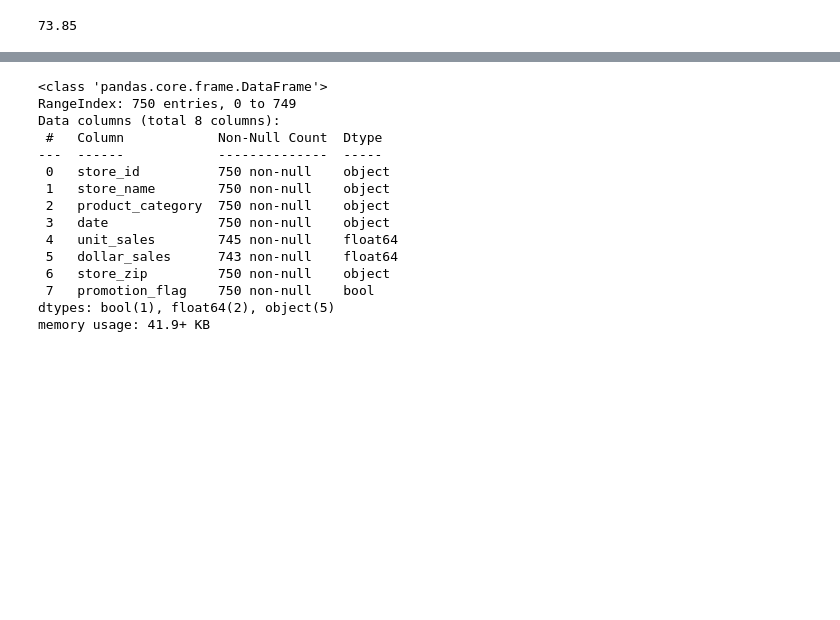
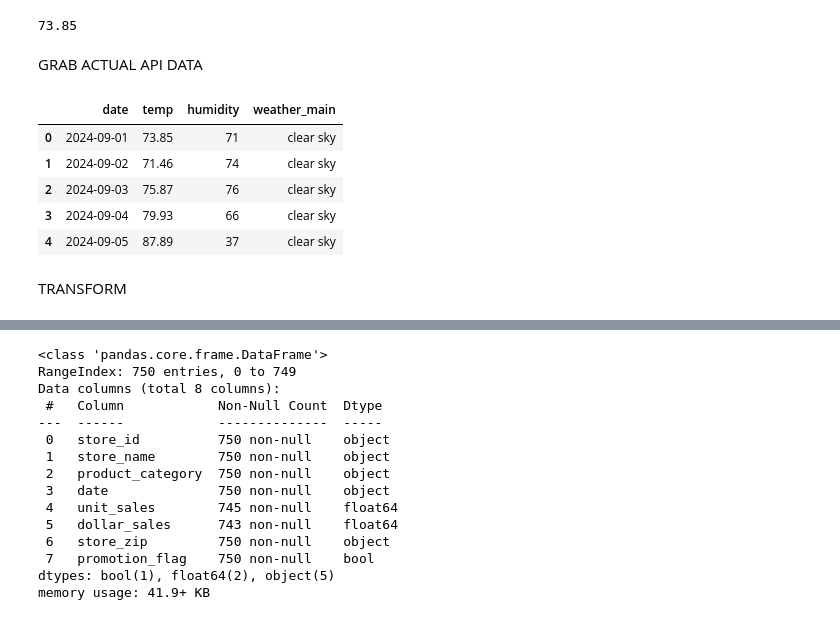
Before and after one commit to brianwong778/LARetailSales_ETL, a Jupyter notebook: ETLwithPython.ipynb, the cells around one changed output, grey strips where cells are left out. Drawn from its saved outputs; the diff is of its cells as text; code cells hidden in the pictures; blank space fills up the shorter version.

```diff
--- a/ETLwithPython.ipynb
+++ b/ETLwithPython.ipynb
@@ -177,6 +206,8 @@ data["data"] # now you're working in the data field
 data["data"][0]['temp']# the [0] gets rid of the brackets. Then you can call the temp
 # %% [output]
 73.85
+# %% [markdown]
+GRAB ACTUAL API DATA
 # %%
 weather_data = []
 dates = sales_df["date"].sort_values().dropna().unique()
@@ -209,3 +240,14 @@ for date in dates:
 
 
 weather_df = pd.DataFrame(weather_data)
+# %%
+weather_df.head()
+# %% [output]
+|  | date | temp | humidity | weather_main |
+| 0 | 2024-09-01 | 73.85 | 71 | clear sky |
+| 1 | 2024-09-02 | 71.46 | 74 | clear sky |
+| 2 | 2024-09-03 | 75.87 | 76 | clear sky |
+| 3 | 2024-09-04 | 79.93 | 66 | clear sky |
+| 4 | 2024-09-05 | 87.89 | 37 | clear sky |
+# %% [markdown]
+TRANSFORM
```
Also changed, not shown: parts of 19 cells of this notebook.
